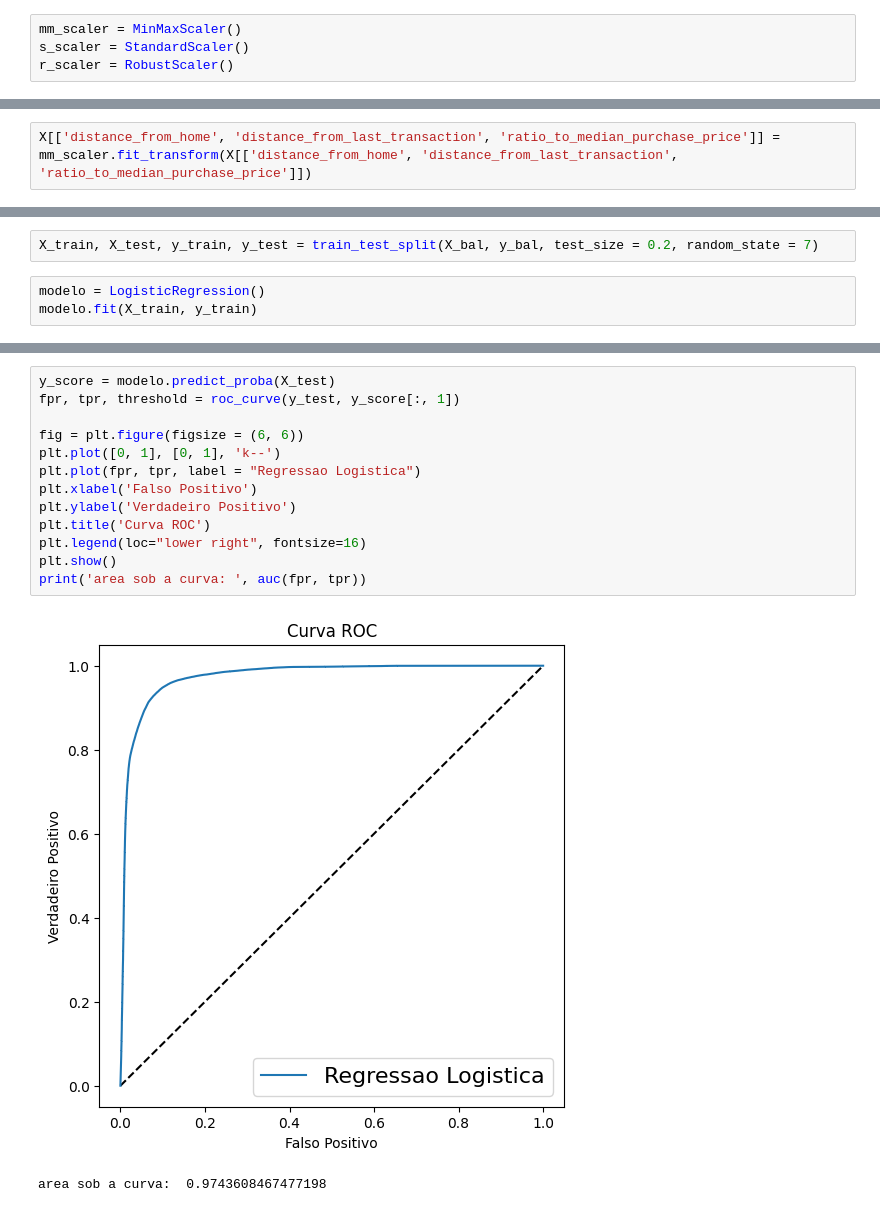
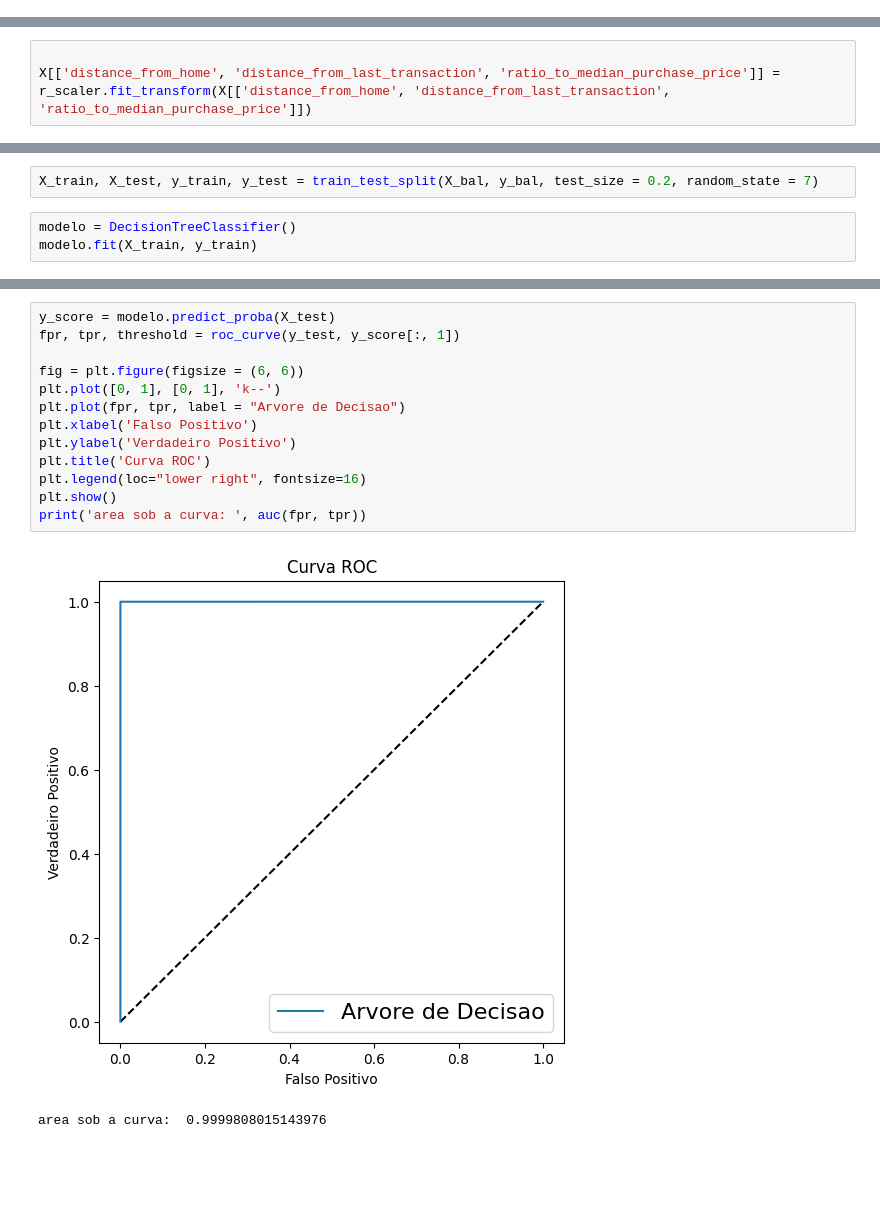
Before and after one commit to LcsFernandes/Credit_Card_Fraud, a Jupyter notebook: modelo.ipynb, the cells around one changed output, grey strips where cells are left out. Saved outputs shown, nothing was run; the diff lists cells and outputs as text; blank space fills up the shorter version.

Commit message:
testando modelo de arvore de decisao

```diff
--- a/modelo.ipynb
+++ b/modelo.ipynb
@@ -91,7 +91,3 @@ plt.show()
 # %%
 X = df.drop(columns = 'fraud')
 y = df['fraud']
-# %%
-mm_scaler = MinMaxScaler()
-s_scaler = StandardScaler()
-r_scaler = RobustScaler()
@@ -98,5 +96,6 @@ r_scaler = RobustScaler()
 # %%
-X[['distance_from_home', 'distance_from_last_transaction', 'ratio_to_median_purchase_price']] = mm_scaler.fit_transform(X[['distance_from_home', 'distance_from_last_transaction', 'ratio_to_median_purchase_price']])
+
+X[['distance_from_home', 'distance_from_last_transaction', 'ratio_to_median_purchase_price']] = r_scaler.fit_transform(X[['distance_from_home', 'distance_from_last_transaction', 'ratio_to_median_purchase_price']])
 # %%
 sm = SMOTE(random_state = 7)
 
@@ -111,6 +110,6 @@ Name: proportion, dtype: float64
 # %%
 X_train, X_test, y_train, y_test = train_test_split(X_bal, y_bal, test_size = 0.2, random_state = 7)
 # %%
-modelo = LogisticRegression()
+modelo = DecisionTreeClassifier()
 modelo.fit(X_train, y_train)
 # %% [output]
@@ -145,16 +144,16 @@ plt.show()
 # %%
 y_score = modelo.predict_proba(X_test)
 fpr, tpr, threshold = roc_curve(y_test, y_score[:, 1])
 
 fig = plt.figure(figsize = (6, 6))
 plt.plot([0, 1], [0, 1], 'k--')
-plt.plot(fpr, tpr, label = "Regressao Logistica")
+plt.plot(fpr, tpr, label = "Arvore de Decisao")
 plt.xlabel('Falso Positivo')
 plt.ylabel('Verdadeiro Positivo')
 plt.title('Curva ROC')
 plt.legend(loc="lower right", fontsize=16)
 plt.show()
 print('area sob a curva: ', auc(fpr, tpr))
 # %% [output]
-[figure, old version]
+[figure, new version]
-area sob a curva:  0.9743608467477198
+area sob a curva:  0.9999808015143976
```
Also changed, not shown: parts of 6 cells of this notebook.
